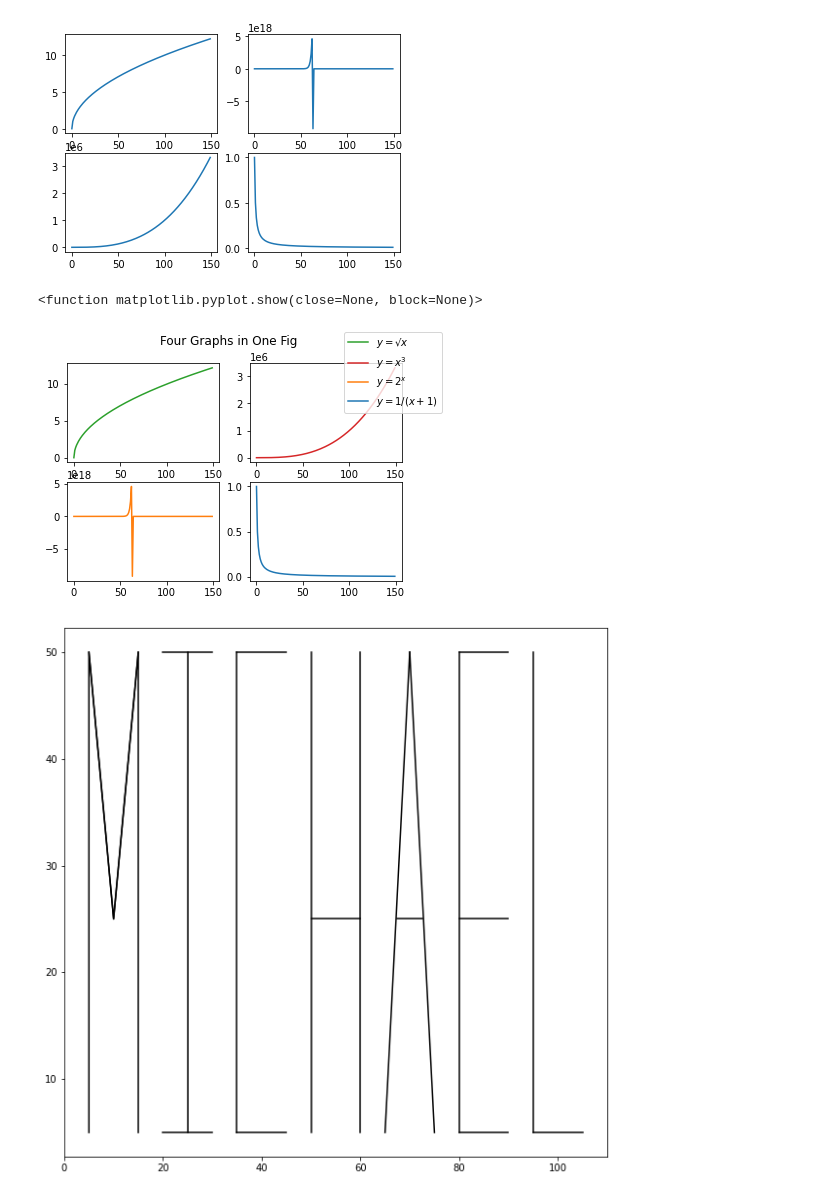
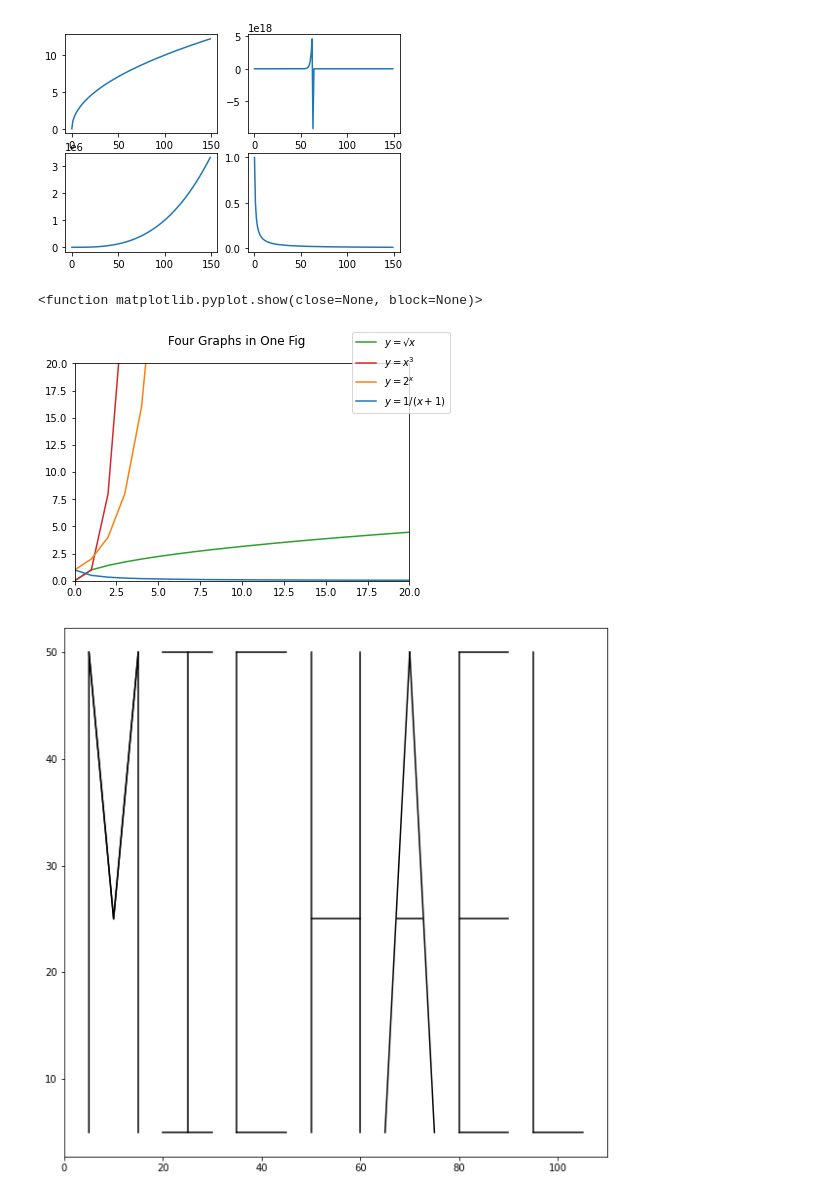
Before and after one commit to michael-haerle/numpy-pandas-visualization-exercises, a Jupyter notebook: matplotlib_exercises.ipynb, the cells around one changed output. Cells and saved outputs as stored; diff of their text form; code cells hidden in the pictures.

```diff
--- a/matplotlib_exercises.ipynb
+++ b/matplotlib_exercises.ipynb
@@ -96,32 +96,29 @@ plt.show
 # %%
 # 4. Combine the figures you created in the last step into one figure
 # where each of the 4 equations has a different color for the points.
 # Be sure to include a legend and an appropriate title for the figure.
 fig = plt.figure()
 fig.suptitle("Four Graphs in One Fig")
 
 x = np.array(range(150))
 y = [math.sqrt(n) for n in x]
-plt.subplot(221)
 plt.plot(x, y, 'tab:green', label = '$y=√x$')
 
 a = [(n**3) for n in x]
-plt.subplot(222)
 plt.plot(x, a, 'tab:red', label = '$y=x^3$')
 
 b = [(2**n) for n in x]
-plt.subplot(223)
 plt.plot(x, b, 'tab:orange', label = '$y=2^x$')
 
 c = [1/(n + 1) for n in x]
-plt.subplot(224)
 plt.plot(x, c, label = '$y=1/(x+1)$')
-
+plt.ylim(0, 20)
+plt.xlim(0, 20)
 fig.legend()
 plt.show
 # %% [output]
 <function matplotlib.pyplot.show(close=None, block=None)>
-[figure, old version]
+[figure, new version]
 # %%
 #  ****Bonus**** Write the code necessary to write your name on a chart.
 # Use box letters.
```
